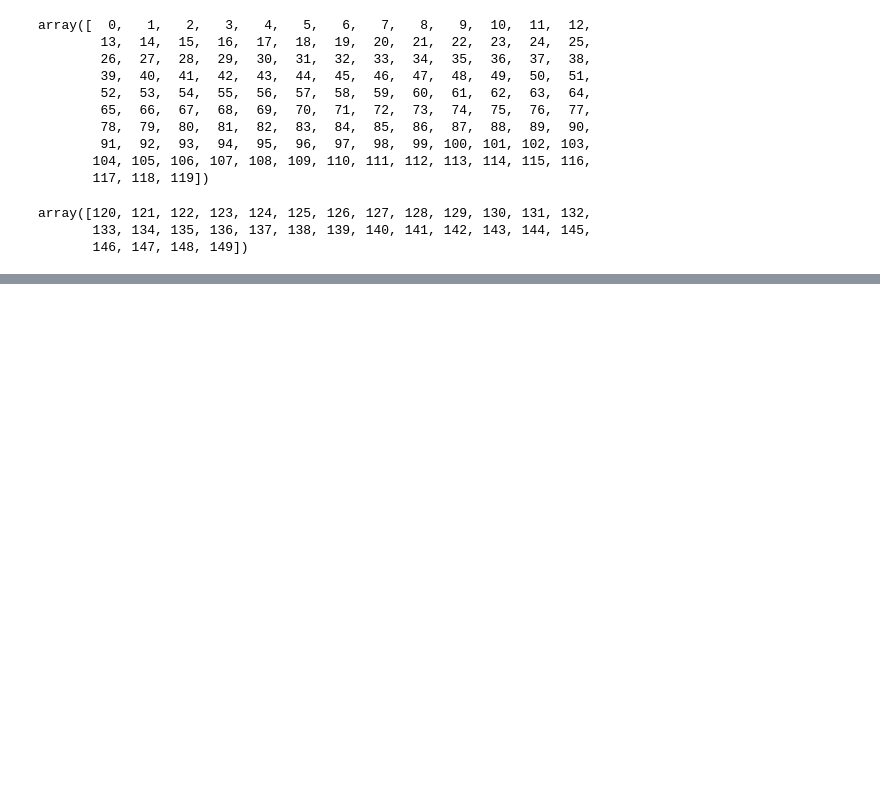
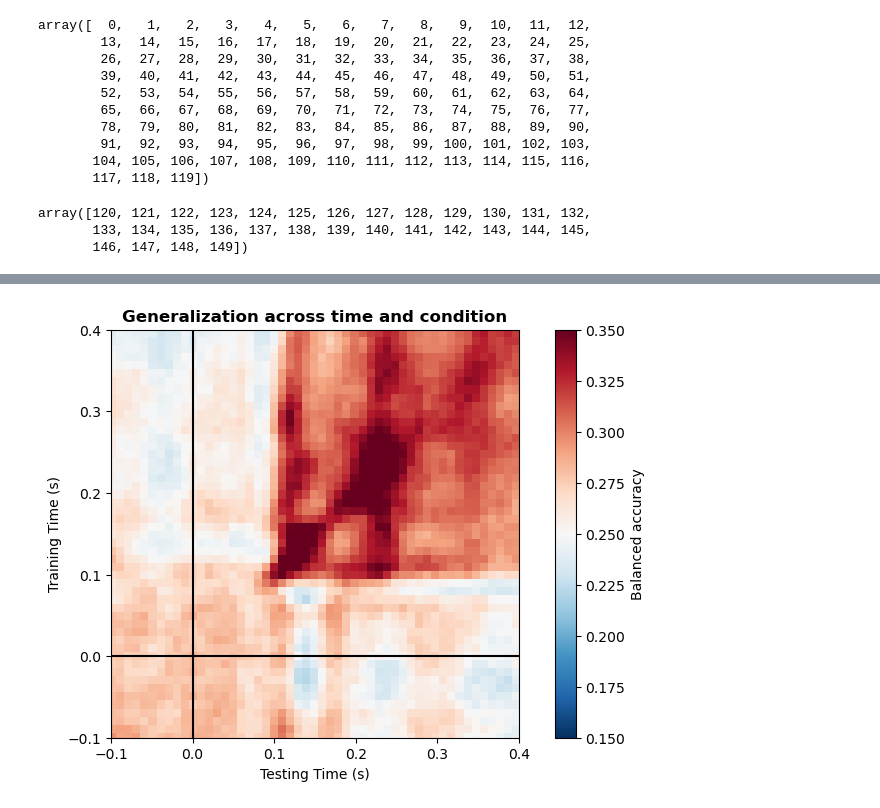
Before and after one commit to nathanweisz/methcogneurocode, a Jupyter notebook: Lecture3.ipynb, the cells around one changed output, grey strips where cells are left out. Drawn from its saved outputs; the diff is of its cells as text; code cells hidden in the pictures; blank space fills up the shorter version.

```diff
--- a/Lecture3.ipynb
+++ b/Lecture3.ipynb
@@ -112,0 +184,34 @@ array([120, 121, 122, 123, 124, 125, 126, 127, 128, 129, 130, 131, 132,
+# %%
+from mne.decoding import GeneralizingEstimator
+
+clf = make_pipeline(StandardScaler(), LinearDiscriminantAnalysis())
+
+time_gen = GeneralizingEstimator(clf, n_jobs=None, scoring="balanced_accuracy", verbose=True)
+
+X_train, X_test, y_train, y_test = train_test_split(epochs["Tone"].get_data(), epochs["Tone"].events[:,2], test_size=.5) #set
+
+time_gen.fit(X=X_train, y=y_train)
+
+scores = time_gen.score(X=X_test, y=y_test)
+# %%
+fig, ax = plt.subplots(layout="constrained")
+im = ax.matshow(
+    scores,
+    vmin=0.15,
+    vmax=0.35,
+    cmap="RdBu_r",
+    origin="lower",
+    extent=epochs.times[[0, -1, 0, -1]]
+)
+ax.axhline(0.0, color="k")
+ax.axvline(0.0, color="k")
+ax.set_xlim(-.1, .4)
+ax.set_ylim(-.1, .4)
+ax.xaxis.set_ticks_position("bottom")
+ax.set_xlabel('Testing Time (s)')
+ax.set_ylabel('Training Time (s)')
+ax.set_title("Generalization across time and condition", fontweight="bold")
+fig.colorbar(im, ax=ax, label="Balanced accuracy")
+plt.show()
+# %% [output]
+[figure, added]
```
Also changed, not shown: parts of 10 cells of this notebook.
